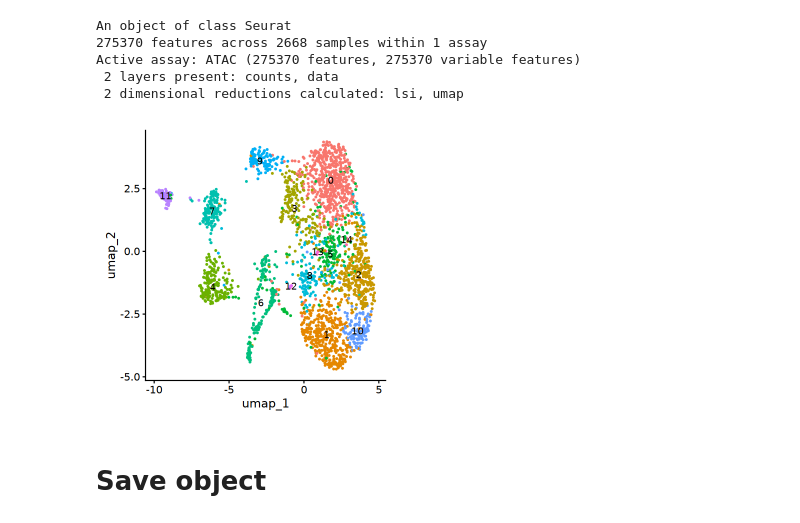
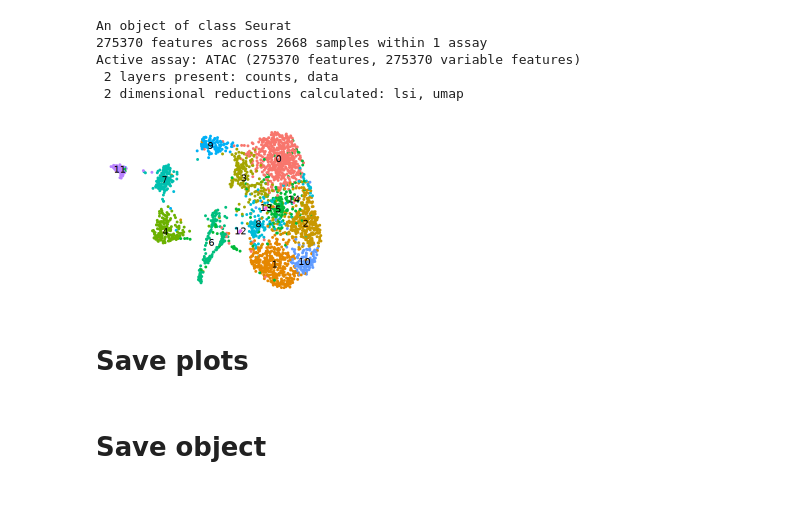
Before and after one commit to jinlabneurogenomics/Esr1development, a Jupyter notebook: src/v3_atac_new_E2/step1_qc/atac/E/1_qc_atac_E.ipynb, the cells around one changed output. Saved outputs shown, nothing was run; the diff lists cells and outputs as text; code cells hidden in the pictures.

```diff
--- a/src/v3_atac_new_E2/step1_qc/atac/E/1_qc_atac_E.ipynb
+++ b/src/v3_atac_new_E2/step1_qc/atac/E/1_qc_atac_E.ipynb
@@ -716,8 +739,17 @@ Active assay: ATAC (275370 features, 275370 variable features)
  2 layers present: counts, data
  2 dimensional reductions calculated: lsi, umap
 # %%
-options(repr.plot.width=5, repr.plot.height=5)
+options(repr.plot.width=4, repr.plot.height=3)
 
-DimPlot(object = filtered, label = TRUE) + NoLegend()
+# Create UMAP plot without axes and labels
+umap_plot <- DimPlot(object = filtered, label = TRUE) +
+  NoLegend() +
+  theme_void() + # Remove axes and labels
+  theme(legend.position = "none") # Ensure no legend
+
+# Display the plot
+umap_plot
 # %% [output]
-[figure, old version]
+[figure, new version]
+# %% [markdown]
+# Save plots
```
Also changed, not shown: parts of 7 cells of this notebook, 5 other files.
